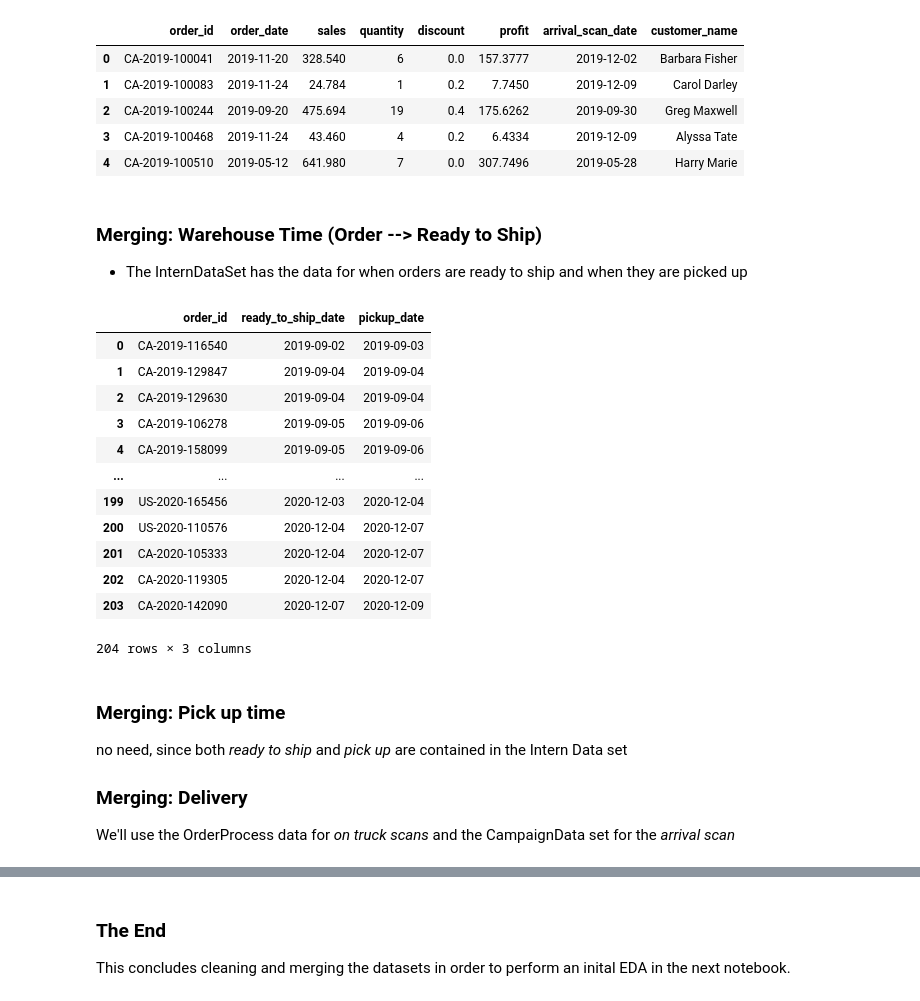
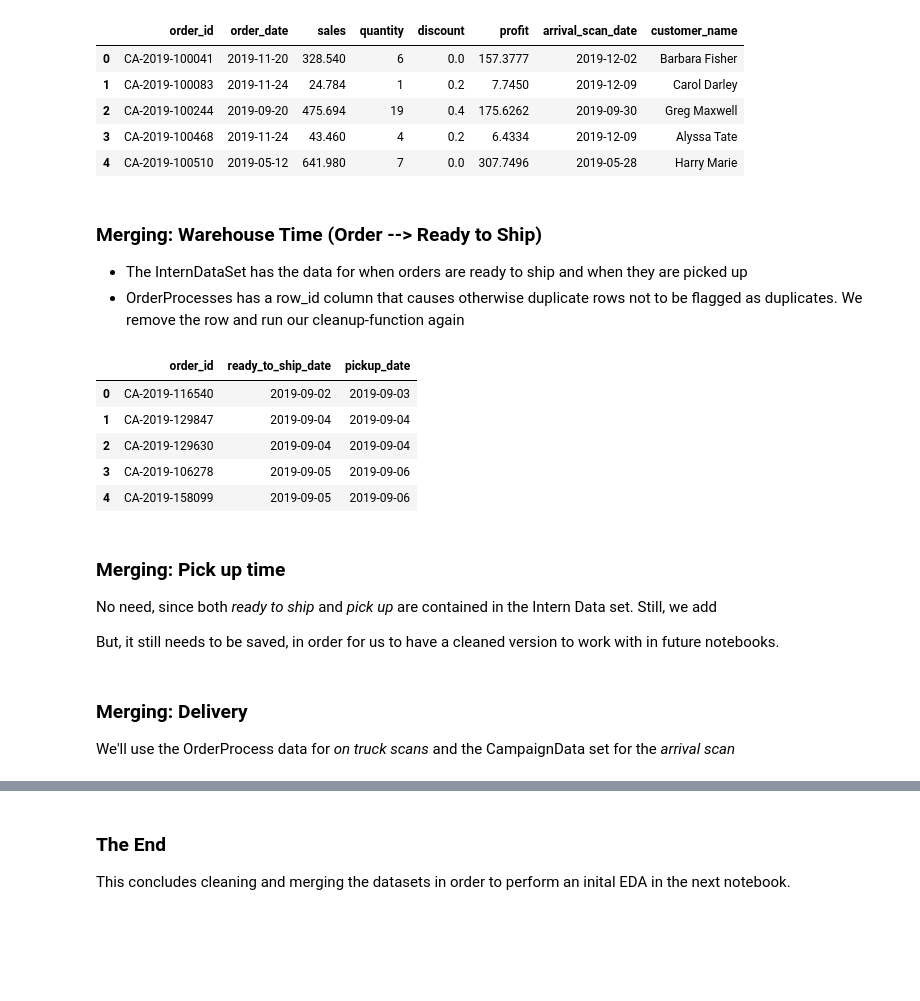
Before and after one commit to GHLukasLang/muesli_lead_time, a Jupyter notebook: muesli_cleanup_merges.ipynb, the cells around one changed output, grey strips where cells are left out. Drawn from its saved outputs; the diff is of its cells as text; code cells hidden in the pictures; blank space fills up the shorter version.

Commit message:
Solved multiple order_ids, adds shipmode to all datasets

```diff
--- a/muesli_cleanup_merges.ipynb
+++ b/muesli_cleanup_merges.ipynb
@@ -320,21 +416,15 @@ df_lead.to_csv('data/leadtime.csv', index=False)
 ### Merging: Warehouse Time (Order --> Ready to Ship)
 
 - The InternDataSet has the data for when orders are ready to ship and when they are picked up
+- OrderProcesses has a row_id column that causes otherwise duplicate rows not to be flagged as duplicates. We remove the row and run our cleanup-function again
 # %%
-df_intern_data_study
+df_intern_data_study.head()
 # %% [output]
 |  | order_id | ready_to_ship_date | pickup_date |
 | 0 | CA-2019-116540 | 2019-09-02 | 2019-09-03 |
 | 1 | CA-2019-129847 | 2019-09-04 | 2019-09-04 |
 | 2 | CA-2019-129630 | 2019-09-04 | 2019-09-04 |
 | 3 | CA-2019-106278 | 2019-09-05 | 2019-09-06 |
 | 4 | CA-2019-158099 | 2019-09-05 | 2019-09-06 |
-| ... | ... | ... | ... |
-| 199 | US-2020-165456 | 2020-12-03 | 2020-12-04 |
-| 200 | US-2020-110576 | 2020-12-04 | 2020-12-07 |
-| 201 | CA-2020-105333 | 2020-12-04 | 2020-12-07 |
-| 202 | CA-2020-119305 | 2020-12-04 | 2020-12-07 |
-| 203 | CA-2020-142090 | 2020-12-07 | 2020-12-09 |
-204 rows × 3 columns
 # %%
 df_warehouse = df_intern_data_study.merge(df_order_process_data, how="inner", on="order_id")
@@ -342,0 +435,6 @@ df_warehouse.to_csv('data/warehouse.csv', index=False)
+# %% [markdown]
+### Merging: Pick up time
+
+No need, since both *ready to ship* and *pick up* are contained in the Intern Data set. Still, we add
+
+But, it still needs to be saved, in order for us to have a cleaned version to work with in future notebooks.
@@ -343,9 +443,4 @@ df_warehouse.to_csv('data/warehouse.csv', index=False)
 # %% [markdown]
-### Merging: Pick up time
-
-no need, since both *ready to ship* and *pick up* are contained in the Intern Data set
-
-
 ### Merging: Delivery
 
 We'll use the OrderProcess data for *on truck scans* and the CampaignData set for the *arrival scan*
```
Also changed, not shown: parts of 26 cells of this notebook.
